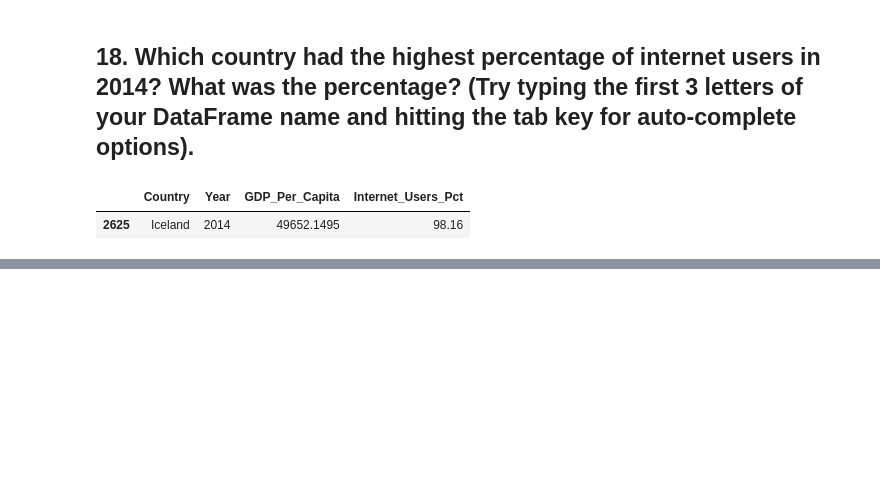
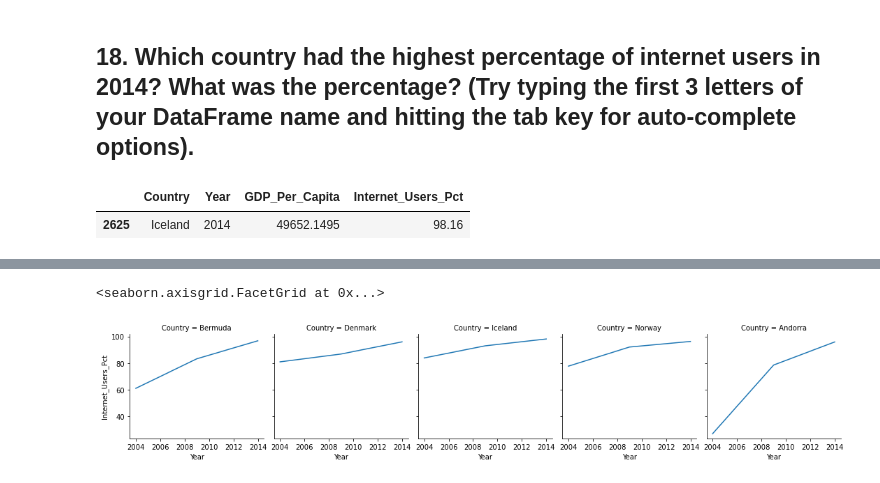
Before and after one commit to NSS-Data-Analytics-Cohort-7/gdp-and-internet-usage-jamorgan8, a Jupyter notebook: notebooks/gdp_and_internet_usage.ipynb, the cells around one changed output, grey strips where cells are left out. Drawn from its saved outputs; the diff is of its cells as text; code cells hidden in the pictures; blank space fills up the shorter version.

```diff
--- a/notebooks/gdp_and_internet_usage.ipynb
+++ b/notebooks/gdp_and_internet_usage.ipynb
@@ -501,0 +497,8 @@ sns.FacetGrid(top_5, col='Country')
+# %%
+top5_grid = sns.FacetGrid(top_5, col='Country')
+top5_grid.map_dataframe(sns.lineplot,
+                        x = 'Year',
+                        y = 'Internet_Users_Pct')
+# %% [output]
+<seaborn.axisgrid.FacetGrid at 0x...>
+[figure, added]
```
Also changed, not shown: parts of 83 cells of this notebook.
